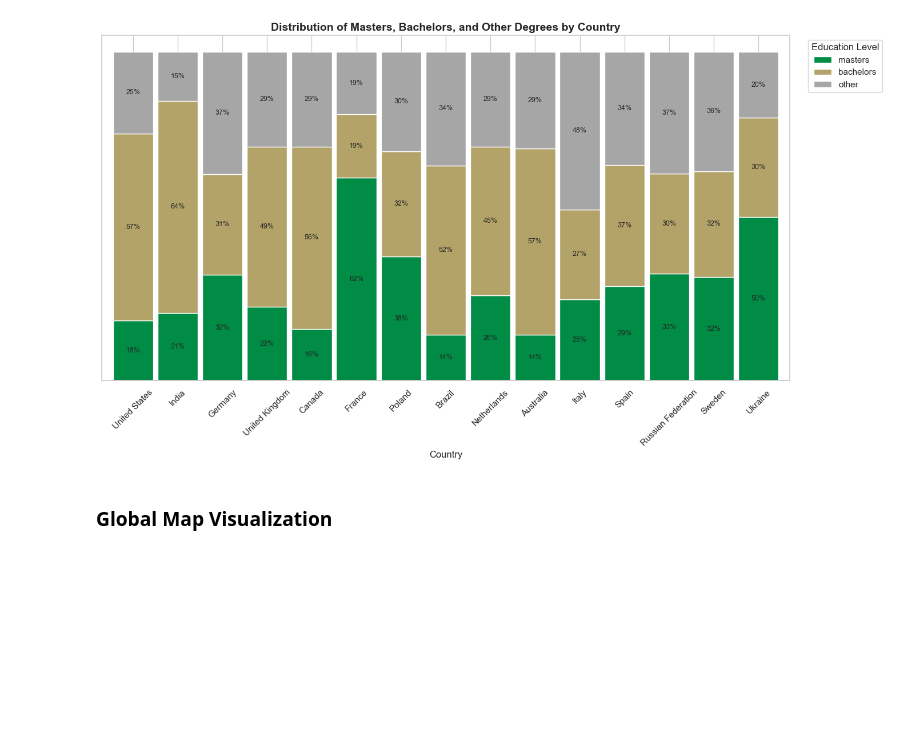
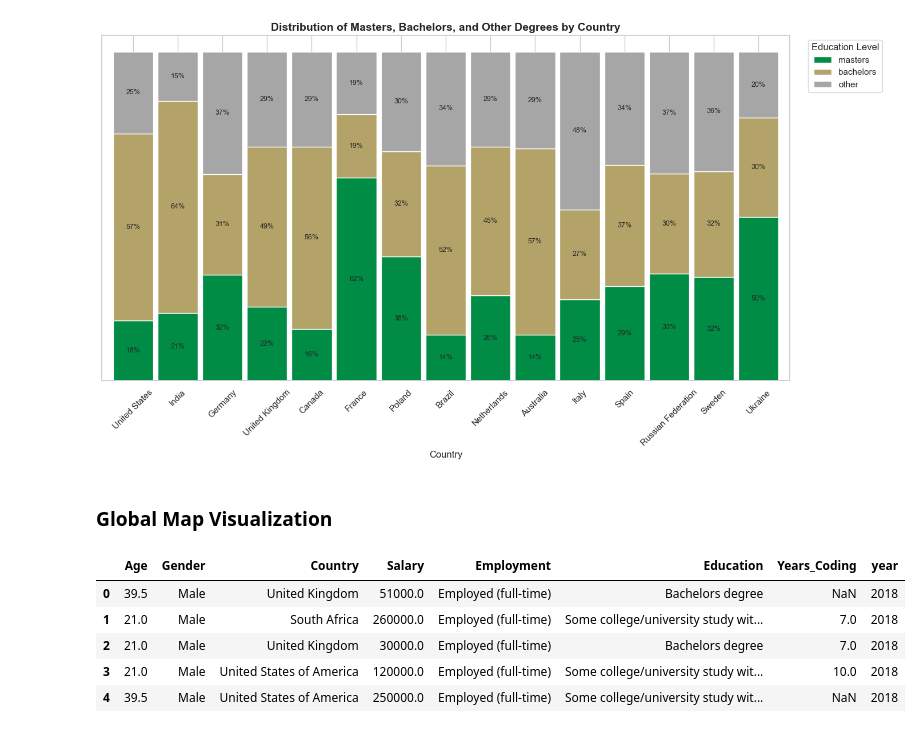
Before and after one commit to chloepar/Stack_Overflow_Survey_Exploration_DSBA6211, a Jupyter notebook: 6211_Final_Project - Data Analysis.ipynb, the cells around one changed output. Drawn from its saved outputs; the diff is of its cells as text; code cells hidden in the pictures; blank space fills up the shorter version.

```diff
--- a/6211_Final_Project - Data Analysis.ipynb
+++ b/6211_Final_Project - Data Analysis.ipynb
@@ -560,6 +561,17 @@ plt.show()
 [figure]
 # %% [markdown]
 ### Global Map Visualization
+# %%
+df_2 = pd.read_csv("cleaned_developer_survey_data.csv")
+
+df_2.head()
+# %% [output]
+|  | Age | Gender | Country | Salary | Employment | Education | Years_Coding | year |
+| 0 | 39.5 | Male | United Kingdom | 51000.0 | Employed (full-time) | Bachelors degree | NaN | 2018 |
+| 1 | 21.0 | Male | South Africa | 260000.0 | Employed (full-time) | Some college/university study wit... | 7.0 | 2018 |
+| 2 | 21.0 | Male | United Kingdom | 30000.0 | Employed (full-time) | Bachelors degree | 7.0 | 2018 |
+| 3 | 21.0 | Male | United States of America | 120000.0 | Employed (full-time) | Some college/university study wit... | 10.0 | 2018 |
+| 4 | 39.5 | Male | United States of America | 250000.0 | Employed (full-time) | Some college/university study wit... | NaN | 2018 |
 # %%
 # Get country counts for all countries in the dataset
 country_density = combined_consolidated_df['country'].value_counts().reset_index()
```
Also changed, not shown: parts of 11 cells of this notebook, 1 other file.
